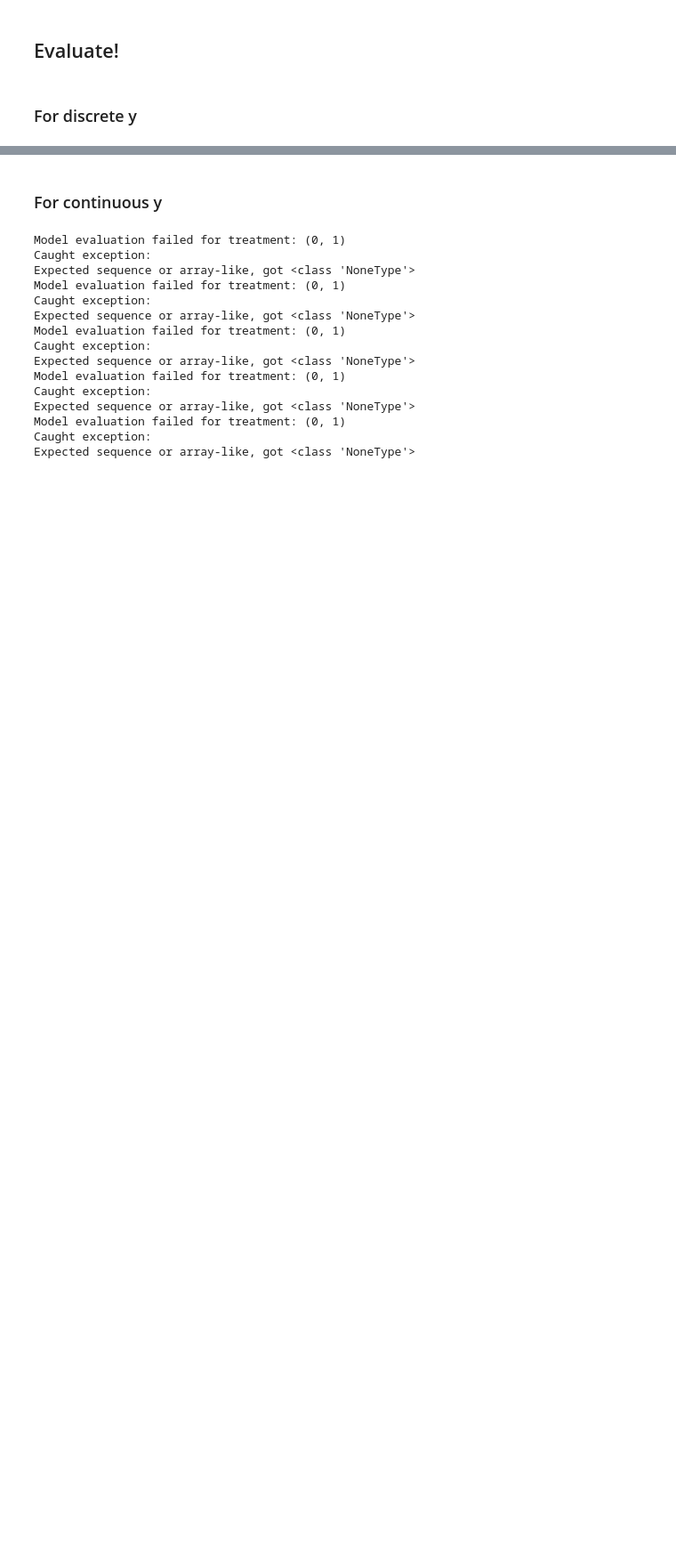
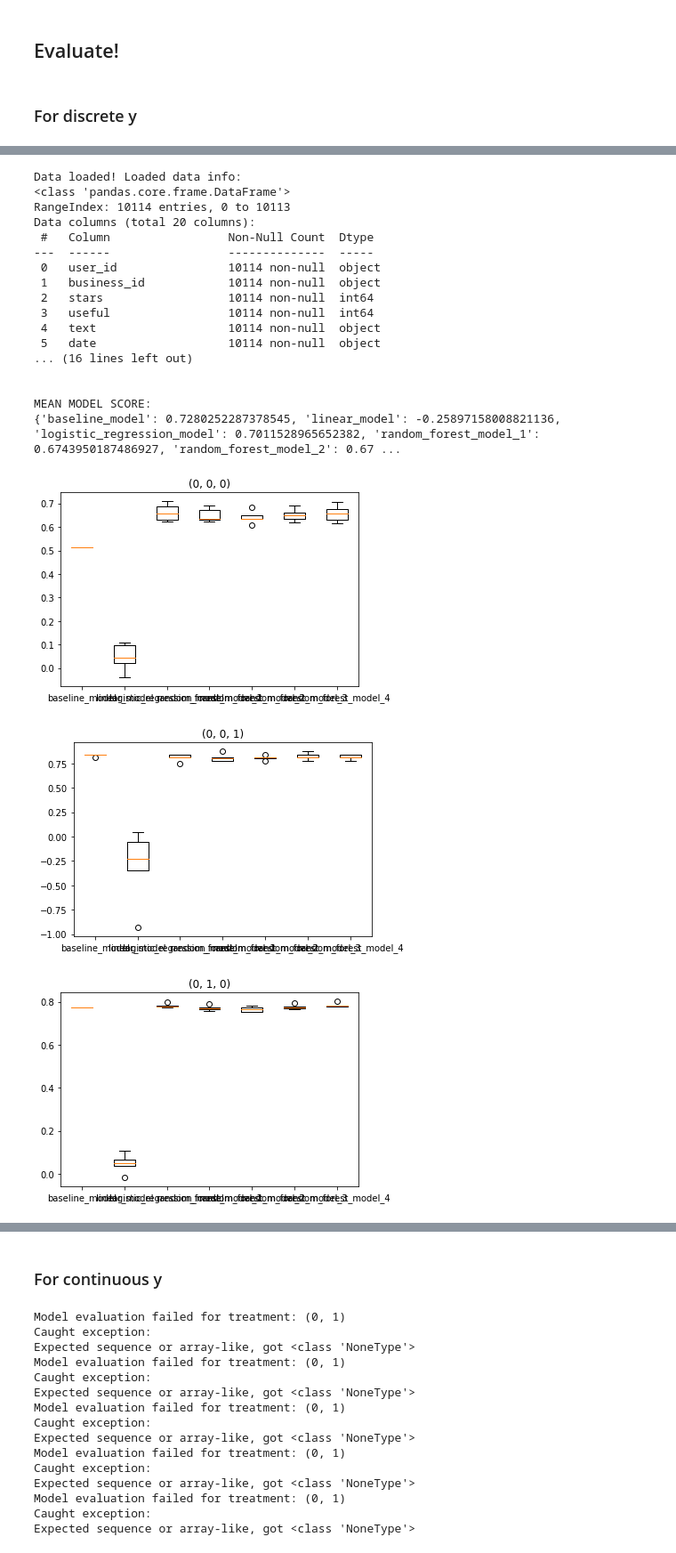
Before and after one commit to lovhag/yelp_causal_inference, a Jupyter notebook: evaluate_outcome_models.ipynb, the cells around one changed output, grey strips where cells are left out. Shown: that part at 89% size. Saved outputs shown, nothing was run; the diff lists cells and outputs as text; code cells hidden in the pictures; blank space fills up the shorter version.

```diff
--- a/evaluate_outcome_models.ipynb
+++ b/evaluate_outcome_models.ipynb
@@ -14,7 +14,9 @@ models = {"baseline_model": outcome_models.get_baseline_model(),
         "linear_model": outcome_models.get_linear_model(),
         "logistic_regression_model": outcome_models.get_logistic_regression_model(),
         "random_forest_model_1": outcome_models.get_random_forest_model_1(),
-        "random_forest_model_2": outcome_models.get_random_forest_model_2()}
+        "random_forest_model_2": outcome_models.get_random_forest_model_2(),
+        "random_forest_model_3": outcome_models.get_random_forest_model_3(),
+        "random_forest_model_4": outcome_models.get_random_forest_model_4()}
 # %% [markdown]
 ## Load evaluation data
 # %%
@@ -114,0 +167,29 @@ Dimensions of labels and X must be compatible
+# %%
+data = get_evaluation_data("saved_data/data_features_interpretable.csv", treatments = ['Z1', 'Z2', 'Z3'], confounders = ['is_positive_sentiment', 'n_words', 'n_fans', 'n_reviews'])
+print("")
+score_dict = get_treatment_model_crossval_scores(models, data.treatment_groups, data.X_test, data.Y_test_discrete)
+print("")
+print("MEAN MODEL SCORE:")
+print(get_mean_score_per_model(score_dict))
+plot_treatment_model_scores(score_dict)
+# %% [output]
+Data loaded! Loaded data info:
+<class 'pandas.core.frame.DataFrame'>
+RangeIndex: 10114 entries, 0 to 10113
+Data columns (total 20 columns):
+ #   Column                 Non-Null Count  Dtype
+---  ------                 --------------  -----
+ 0   user_id                10114 non-null  object
+ 1   business_id            10114 non-null  object
+ 2   stars                  10114 non-null  int64
+ 3   useful                 10114 non-null  int64
+ 4   text                   10114 non-null  object
+ 5   date                   10114 non-null  object
+... (16 lines left out)
+
+
+MEAN MODEL SCORE:
+{'baseline_model': 0.7280252287378545, 'linear_model': -0.25897158008821136, 'logistic_regression_model': 0.7011528965652382, 'random_forest_model_1': 0.6743950187486927, 'random_forest_model_2': 0.67 ...
+[figure, added]
+[figure, added]
+[figure, added]
```
Also changed, not shown: parts of 16 cells of this notebook, 1 other file.
